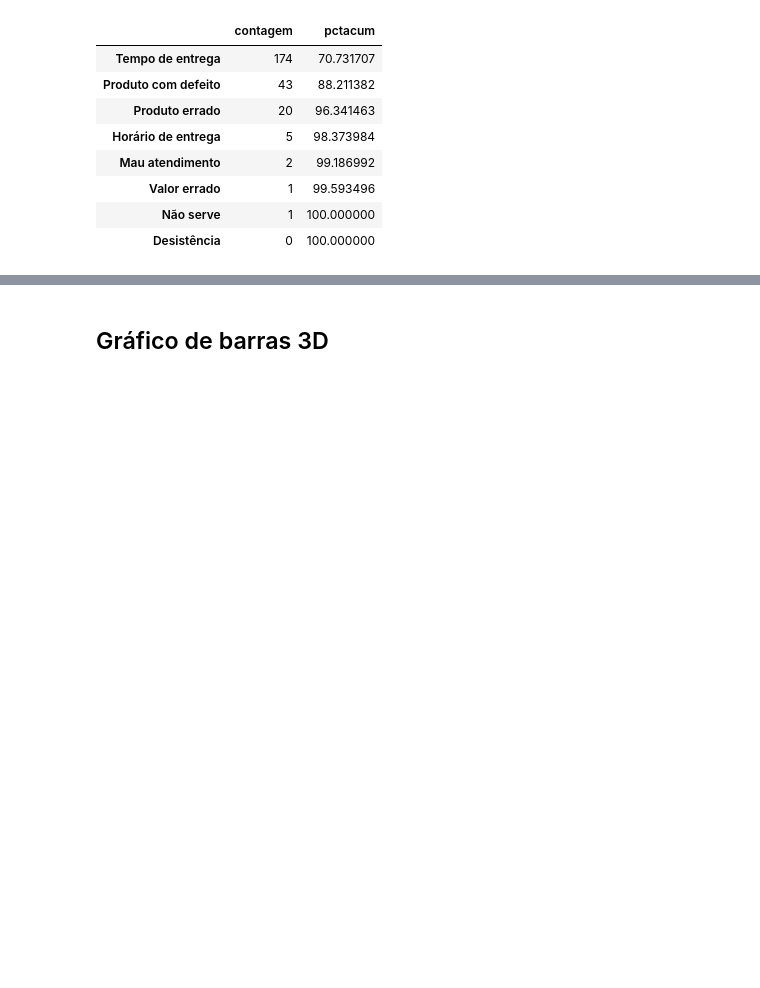
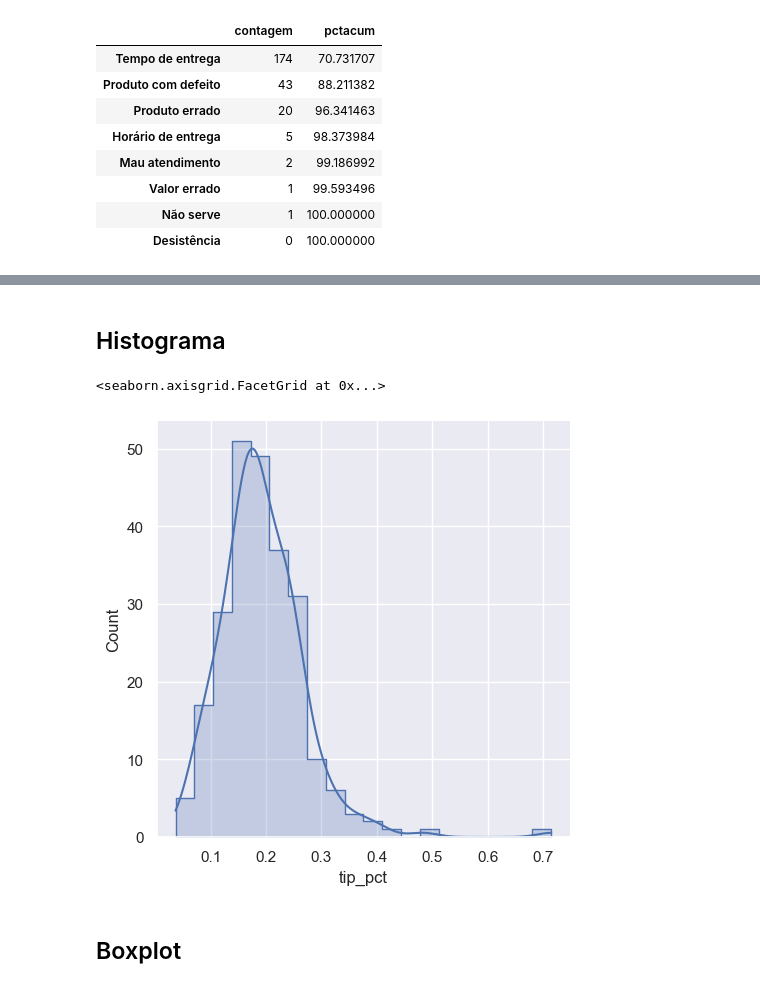
Before and after one commit to gfrigo/AnaliseDescritiva, a Jupyter notebook: Anotações/Seaborn.ipynb, the cells around one changed output, grey strips where cells are left out. Drawn from its saved outputs; the diff is of its cells as text; code cells hidden in the pictures; blank space fills up the shorter version.

```diff
--- a/Anotações/Seaborn.ipynb
+++ b/Anotações/Seaborn.ipynb
@@ -103,2 +107,15 @@ plt.show()
 # %% [markdown]
-## Gráfico de barras 3D
+## Histograma
+# %%
+sns.displot(data = tips[tips['tip_pct']<1]
+            ,alpha = .25
+            ,x = 'tip_pct'
+            ,bins = 20
+            ,element = 'step'
+            ,kde = True
+           )
+# %% [output]
+<seaborn.axisgrid.FacetGrid at 0x...>
+[figure, added]
+# %% [markdown]
+## Boxplot
```
Also changed, not shown: parts of 7 cells of this notebook, 5 other files.
